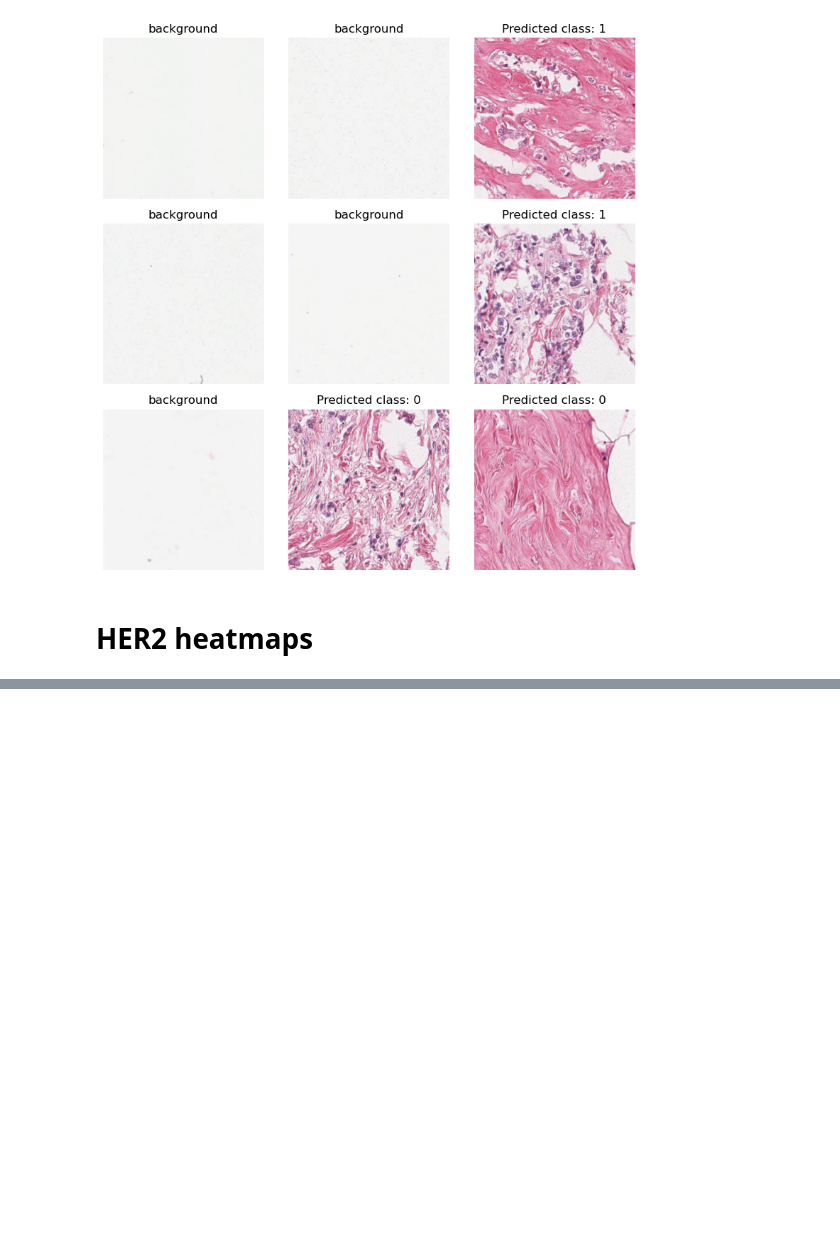
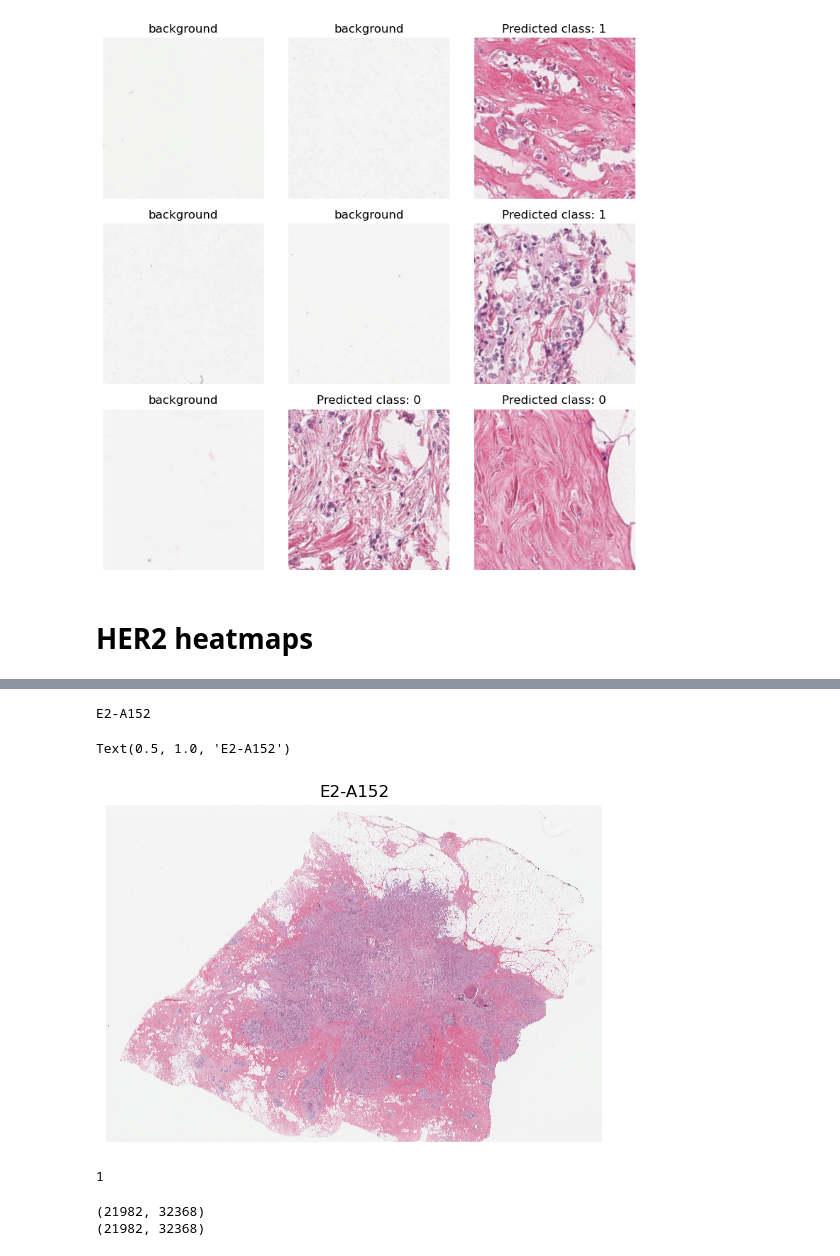
Before and after one commit to Alexandra-Smith/masters, a Jupyter notebook: notebooks/11-heatmaps.ipynb, the cells around one changed output, grey strips where cells are left out. Cells and saved outputs as stored; diff of their text form; code cells hidden in the pictures; blank space fills up the shorter version.

Commit message:
produced heatmaps for stage 2

```diff
--- a/notebooks/11-heatmaps.ipynb
+++ b/notebooks/11-heatmaps.ipynb
@@ -715,0 +776,44 @@ model2 =
+# %%
+import json
+# Read from datasplit.json file
+file_path='/Users/alexandrasmith/Desktop/Workspace/Projects/masters/models/data_splits/bumbling-microwave-98.json' # change
+with open(file_path, 'r') as json_file:
+    datasplit = json.load(json_file)
+# Get cases used in testing split
+cases_list=[]
+for entry in datasplit['test']:
+    e = entry.split('/')[-1]
+    cases_list.append(e)
+
+# load image
+SEED=None
+case, sld, slide = choose_random_image(cases_list, SEED)
+image_size = slide.shape
+print(case)
+# %% [output]
+E2-A152
+# %%
+plt.imshow(slide)
+plt.axis('off')
+plt.title(case) #E2-A152
+# %% [output]
+Text(0.5, 1.0, 'E2-A152')
+[figure, added]
+# %%
+import pandas as pd
+file_path = '/Users/alexandrasmith/Desktop/Workspace/Projects/masters/data/raw/HER2DataInfo.xlsx'
+# file_path = '/home/21576262@su/masters/data/HER2DataInfo.xlsx'
+df = pd.read_excel(file_path)
+
+df.drop(df.index[-2:], inplace=True)
+
+df['Case ID'] = df['Case ID'].str.replace('TCGA-','')
+df['Case ID'] = df['Case ID'].str.replace('-01Z-00-DX1','')
+
+df['Clinical.HER2.status'] = df['Clinical.HER2.status'].map({'Negative': 0, 'Positive': 1}).astype(int)
+
+dict = df.set_index('Case ID').to_dict()['Clinical.HER2.status']
+
+print(dict[case])
+# %% [output]
+1
@@ -716,2 +824,8 @@ model2 =
 # %%
 heatmap_probs, heatmap_classes = her2_inference(image_size[0:2], patch_objects, model, model2)
+# %%
+print(heatmap_classes.shape)
+print(heatmap_probs.shape)
+# %% [output]
+(21982, 32368)
+(21982, 32368)
```
Also changed, not shown: parts of 10 cells of this notebook.
